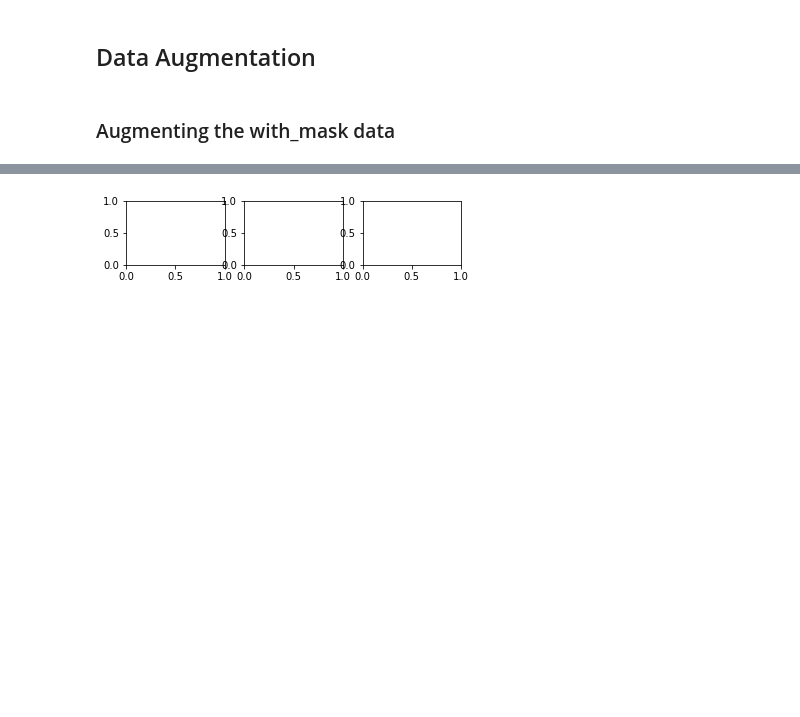
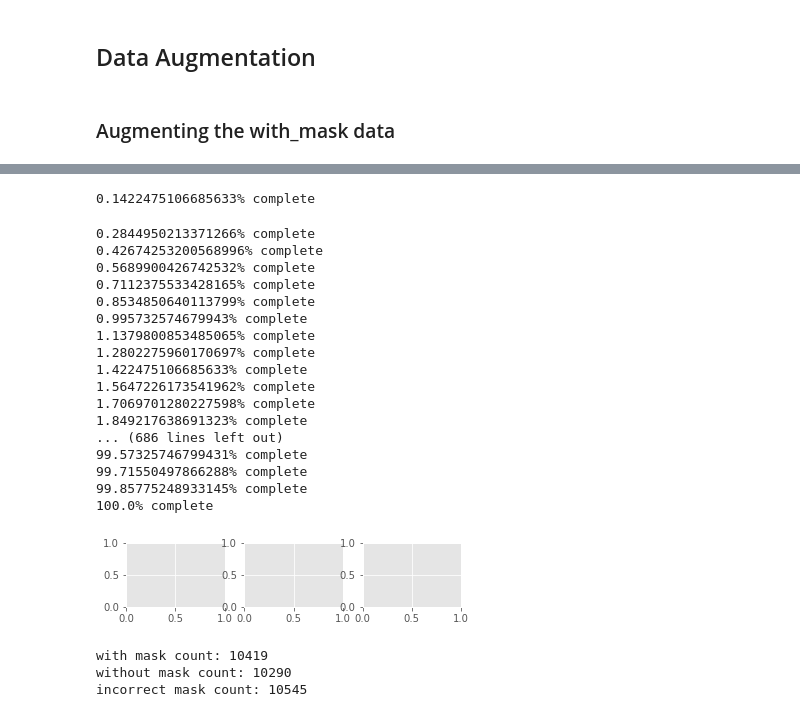
Before and after one commit to ApoorvMehrotra0706/FaceMaskDetection, a Jupyter notebook: BaseModel/Base model.ipynb, the cells around one changed output, grey strips where cells are left out. Drawn from its saved outputs; the diff is of its cells as text; code cells hidden in the pictures; blank space fills up the shorter version.

```diff
--- a/BaseModel/Base model.ipynb
+++ b/BaseModel/Base model.ipynb
@@ -314,6 +321,17 @@ from keras.preprocessing.image import img_to_array
 from keras.preprocessing.image import ImageDataGenerator
 from matplotlib import pyplot
 from PIL import Image as im
+# %%
+#Augmented dataset path
+apoorvPath = '/Users/admin/Desktop/Apoorv'
+pranjayPath = '/Users/admin/Documents/255/Project/BaseModelDataset'
+# datasetUgmentedPath = pranjayPath
+
+drivePath='/content/drive/Shareddrives/255-FaceDetection/BaseModelDataset'
+# datasetUgmentedPath=drivePath
+pranjayPath2='/media/pranjay/Personal/Study/Spring2021/255-DataMining/BaseModelDataset'
+datasetUgmentedPath=pranjayPath2
+# datasetUgmentedPath = apoorvPath
 # %%
 # load the image
 j = 0
@@ -434,7 +474,7 @@ for image in wo_mask:
         # convert to unsigned integers for viewing
         image = batch[0].astype('uint8')
         data = im.fromarray(image)
-        data.save('{0}/augmentation/without_mask/img{1}.png'.format(datasetPath, number))
+        data.save('{0}/augmentation/without_mask/img{1}.png'.format(datasetUgmentedPath, number))
         number = number + 1
 
     ## Second Augmentation
@@ -451,7 +491,7 @@ for image in wo_mask:
         # convert to unsigned integers for viewing
         image = batch[0].astype('uint8')
         data = im.fromarray(image)
-        data.save('{0}/augmentation/without_mask/img{1}.png'.format(datasetPath, number))
+        data.save('{0}/augmentation/without_mask/img{1}.png'.format(datasetUgmentedPath, number))
         number = number + 1
 
 
@@ -468,7 +508,7 @@ for image in wo_mask:
         # convert to unsigned integers for viewing
         image = batch[0].astype('uint8')
         data = im.fromarray(image)
-        data.save('{0}/augmentation/without_mask/img{1}.png'.format(datasetPath, number))
+        data.save('{0}/augmentation/without_mask/img{1}.png'.format(datasetUgmentedPath, number))
         number = number + 1
 
 
@@ -486,7 +526,7 @@ for image in wo_mask:
         # convert to unsigned integers for viewing
         image = batch[0].astype('uint8')
         data = im.fromarray(image)
-        data.save('{0}/augmentation/without_mask/img{1}.png'.format(datasetPath, number))
+        data.save('{0}/augmentation/without_mask/img{1}.png'.format(datasetUgmentedPath, number))
         number = number + 1
 
 
@@ -503,6 +543,10 @@ for image in wo_mask:
         # convert to unsigned integers for viewing
         image = batch[0].astype('uint8')
         data = im.fromarray(image)
-        data.save('{0}/augmentation/without_mask/img{1}.png'.format(datasetPath, number))
+        data.save('{0}/augmentation/without_mask/img{1}.png'.format(datasetUgmentedPath, number))
         number = number + 1
+
+    percent =  ((number/15)/len(wo_mask))*100
+#     if (percent%10 == 0 or percent%10 == 0.0 ):
+    print('{0}% complete'.format(percent))
 # %% [output]
@@ -532,7 +594,7 @@ for image in ic_mask:
         # convert to unsigned integers for viewing
         image = batch[0].astype('uint8')
         data = im.fromarray(image)
-        data.save('{0}/augmentation/incorrect_mask/img{1}.png'.format(datasetPath, number))
+        data.save('{0}/augmentation/incorrect_mask/img{1}.png'.format(datasetUgmentedPath, number))
         number = number + 1
 
     ## Second Augmentation
@@ -549,7 +611,7 @@ for image in ic_mask:
         # convert to unsigned integers for viewing
         image = batch[0].astype('uint8')
         data = im.fromarray(image)
-        data.save('{0}/augmentation/incorrect_mask/img{1}.png'.format(datasetPath, number))
+        data.save('{0}/augmentation/incorrect_mask/img{1}.png'.format(datasetUgmentedPath, number))
         number = number + 1
 
 
@@ -566,7 +628,7 @@ for image in ic_mask:
         # convert to unsigned integers for viewing
         image = batch[0].astype('uint8')
         data = im.fromarray(image)
-        data.save('{0}/augmentation/incorrect_mask/img{1}.png'.format(datasetPath, number))
+        data.save('{0}/augmentation/incorrect_mask/img{1}.png'.format(datasetUgmentedPath, number))
         number = number + 1
 
 
@@ -574,33 +636,72 @@ for image in ic_mask:
     datagen = ImageDataGenerator(zoom_range=[0.5,1.0])
     # prepare iterator
     it = datagen.flow(samples, batch_size=1)
     # generate samples
     for i in range(3):
         # define subplot
         pyplot.subplot(330 + 1 + i)
         # generate batch of images
         batch = it.next()
         # convert to unsigned integers for viewing
         image = batch[0].astype('uint8')
         data = im.fromarray(image)
-        data.save('{0}/augmentation/incorrect_mask/img{1}.png'.format(datasetPath, number))
+        data.save('{0}/augmentation/incorrect_mask/img{1}.png'.format(datasetUgmentedPath, number))
         number = number + 1
 
 
     ## Fifth augmnetation
     datagen = ImageDataGenerator(height_shift_range=0.5)
     # prepare iterator
     it = datagen.flow(samples, batch_size=1)
     # generate samples
     for i in range(3):
         # define subplot
         pyplot.subplot(330 + 1 + i)
         # generate batch of images
         batch = it.next()
         # convert to unsigned integers for viewing
         image = batch[0].astype('uint8')
         data = im.fromarray(image)
-        data.save('{0}/augmentation/incorrect_mask/img{1}.png'.format(datasetPath, number))
+        data.save('{0}/augmentation/incorrect_mask/img{1}.png'.format(datasetUgmentedPath, number))
         number = number + 1
+    percent =  ((number/15)/len(ic_mask))*100
+#     if (percent%10 == 0 or percent%10 == 0.0):
+    print('{0}% complete'.format(percent))
 # %% [output]
+0.1422475106685633% complete
+0.2844950213371266% complete
+0.42674253200568996% complete
+0.5689900426742532% complete
+0.7112375533428165% complete
+0.8534850640113799% complete
+0.995732574679943% complete
+1.1379800853485065% complete
+1.2802275960170697% complete
+1.422475106685633% complete
+1.5647226173541962% complete
+1.7069701280227598% complete
+1.849217638691323% complete
+... (686 lines left out)
+99.57325746799431% complete
+99.71550497866288% complete
+99.85775248933145% complete
+100.0% complete
-[figure, old version]
+[figure, new version]
+# %%
+import os
+
+path, dirs, with_mask_files = next(os.walk("{0}/augmentation/with_mask".format(datasetUgmentedPath)))
+with_mask_files_count = len(with_mask_files)
+print("with mask count: "+str(with_mask_files_count))
+
+path, dirs, without_mask_files = next(os.walk("{0}/augmentation/without_mask".format(datasetUgmentedPath)))
+without_mask_files_count = len(without_mask_files)
+print("without mask count: "+str(without_mask_files_count))
+
+path, dirs, incorrect_mask_files = next(os.walk("{0}/augmentation/incorrect_mask".format(datasetUgmentedPath)))
+incorrect_mask_files_count = len(incorrect_mask_files)
+print("incorrect mask count: "+str(incorrect_mask_files_count))
+# %% [output]
+with mask count: 10419
+without mask count: 10290
+incorrect mask count: 10545
```
Also changed, not shown: parts of 25 cells of this notebook, 6 other files.
